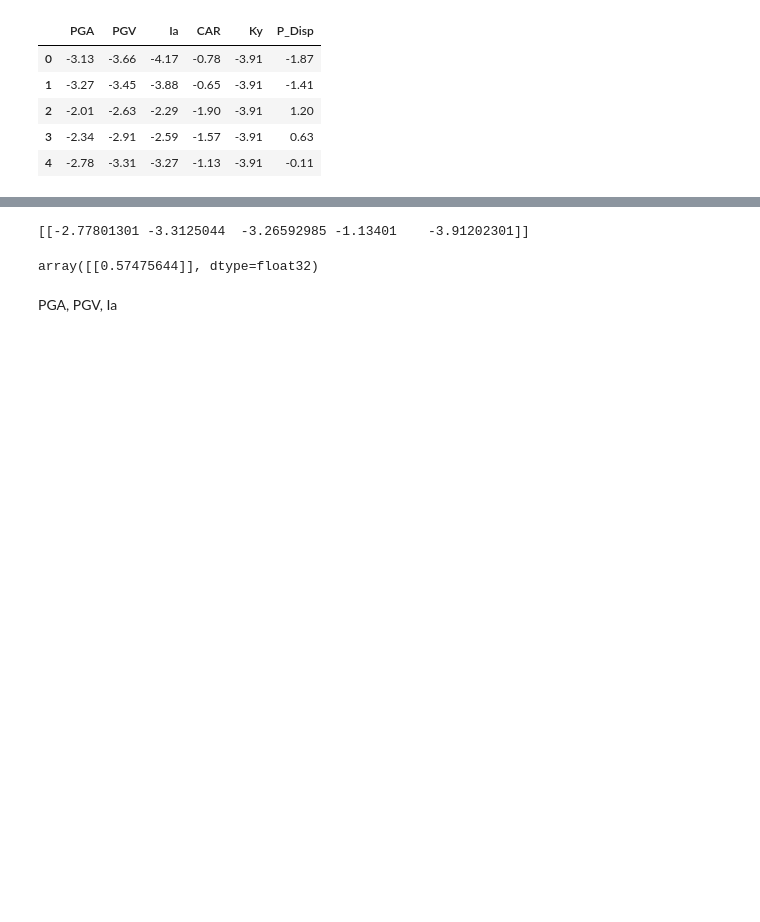
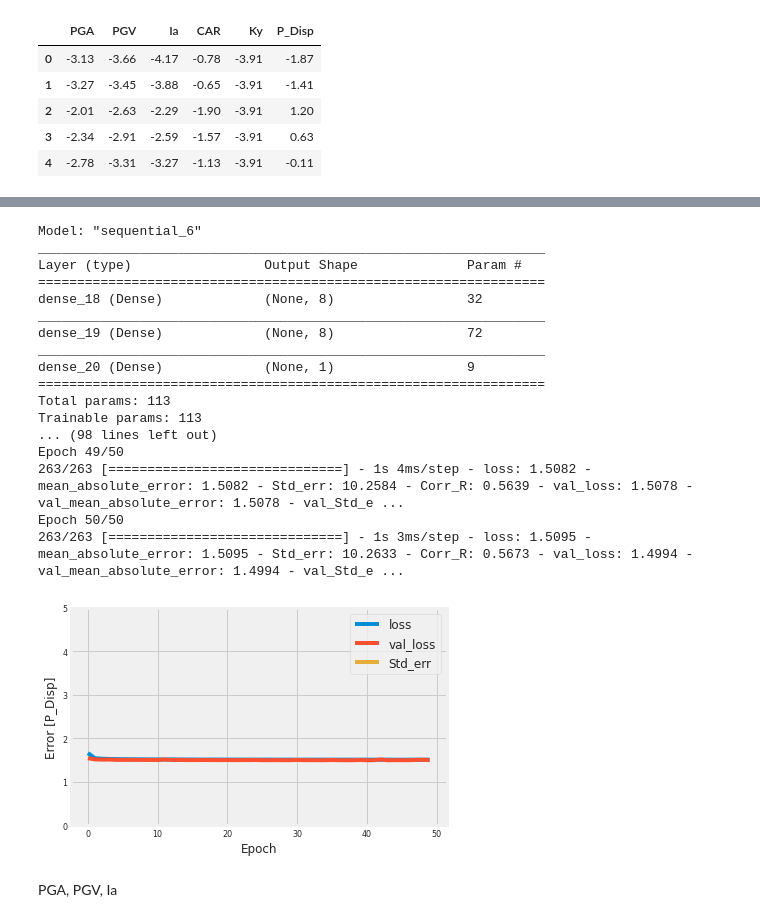
Before and after one commit to Rupesh-rkgit/ML_notebooks, a Jupyter notebook: mtp-code.ipynb, the cells around one changed output, grey strips where cells are left out. Saved outputs shown, nothing was run; the diff lists cells and outputs as text; code cells hidden in the pictures; blank space fills up the shorter version.

```diff
--- a/mtp-code.ipynb
+++ b/mtp-code.ipynb
@@ -189,3 +172,3 @@ class MultiColumnLabelEncoder:
 # %%
-dataset=MultiColumnLabelEncoder(columns = ['Ky']).fit_transform(dataset)
-dataset.head()
+# dataset=MultiColumnLabelEncoder(columns = ['Ky']).fit_transform(dataset)
+# dataset.head()
@@ -286,7 +245,7 @@ def Corr_R(y_true, y_pred):
 def build_and_compile_model(n):
   model = keras.Sequential([
 #       norm,
-      layers.Dense(8, input_shape=(n,)),
+      layers.Dense(8, input_shape=(n,), activation='sigmoid'),
       layers.Dense(8, activation='relu'),
 #       layers.Dense(8, activation='relu'),
       layers.Dense(1)
@@ -359,13 +285,57 @@ plot_loss(history)
 # %%
-input_data = np.log(np.array([[0.0621619,0.036424837,0.038161434,0.321740487,0.02]]))
-print(input_data)
-# input  = normalizer(input_data)
-# print(input)
-t = np.exp(dnn_model.predict(input_data))
-t
+# input_data = np.log(np.array([[0.0621619,0.036424837,0.038161434,0.321740487,0.02]]))
+# print(input_data)
+# # input  = normalizer(input_data)
+# # print(input)
+# t = np.exp(dnn_model.predict(input_data))
+# t
-# %% [output]
-[[-2.77801301 -3.3125044  -3.26592985 -1.13401    -3.91202301]]
-array([[0.57475644]], dtype=float32)
+# %%
+from sklearn.model_selection import train_test_split
+
+Input  = ['PGA','PGV','Ia']    #change the params
+X = dataset[Input]
+y = dataset.iloc[:, -1]
+
+# split the dataset
+X_train, X_test, y_train, y_test = train_test_split(
+    X, y, test_size=0.2, random_state=0)
+
+dnn_model = build_and_compile_model(3)   #change the number of params
+dnn_model.summary()
+
+history = dnn_model.fit(
+    X_train,
+    y_train,
+    validation_split=0.2,
+    verbose=1, epochs=50)
+
+plot_loss(history)
+
+predictions = dnn_model.predict(X)
+sub = pd.DataFrame()
+# sub['Actual'] = y
+
+sub['Pred'] = pd.DataFrame(predictions)
+sub.to_csv('PGA_PGV_Ia.csv',index=False)     #change the name of spreadsheet to identify each combination
+# %% [output]
+Model: "sequential_6"
+_________________________________________________________________
+Layer (type)                 Output Shape              Param #
+=================================================================
+dense_18 (Dense)             (None, 8)                 32
+_________________________________________________________________
+dense_19 (Dense)             (None, 8)                 72
+_________________________________________________________________
+dense_20 (Dense)             (None, 1)                 9
+=================================================================
+Total params: 113
+Trainable params: 113
+... (98 lines left out)
+Epoch 49/50
+263/263 [==============================] - 1s 4ms/step - loss: 1.5082 - mean_absolute_error: 1.5082 - Std_err: 10.2584 - Corr_R: 0.5639 - val_loss: 1.5078 - val_mean_absolute_error: 1.5078 - val_Std_e ...
+Epoch 50/50
+263/263 [==============================] - 1s 3ms/step - loss: 1.5095 - mean_absolute_error: 1.5095 - Std_err: 10.2633 - Corr_R: 0.5673 - val_loss: 1.4994 - val_mean_absolute_error: 1.4994 - val_Std_e ...
+[figure, added]
 # %% [markdown]
 PGA, PGV, Ia
 # %% [markdown]
```
Also changed, not shown: parts of 50 cells of this notebook.
